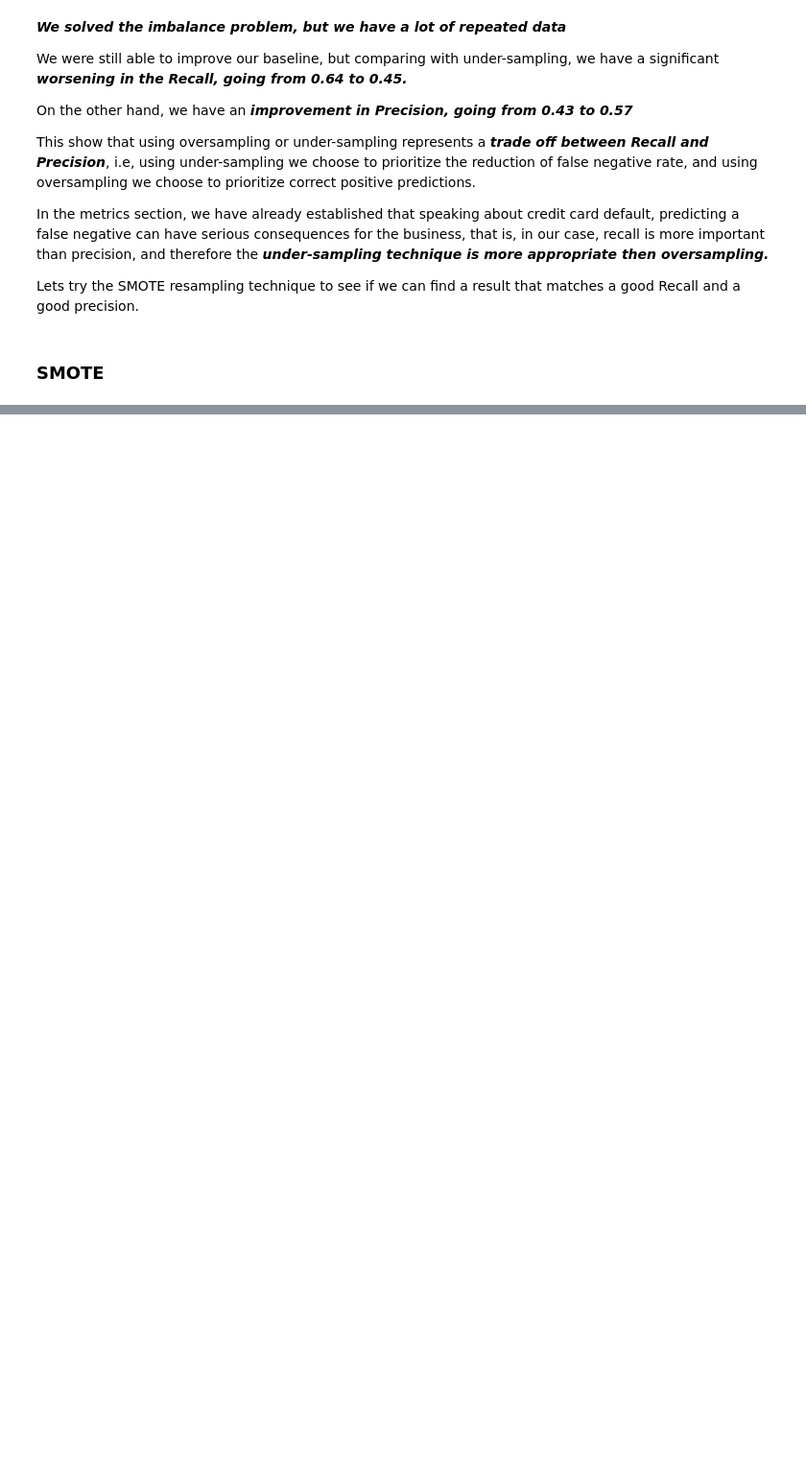
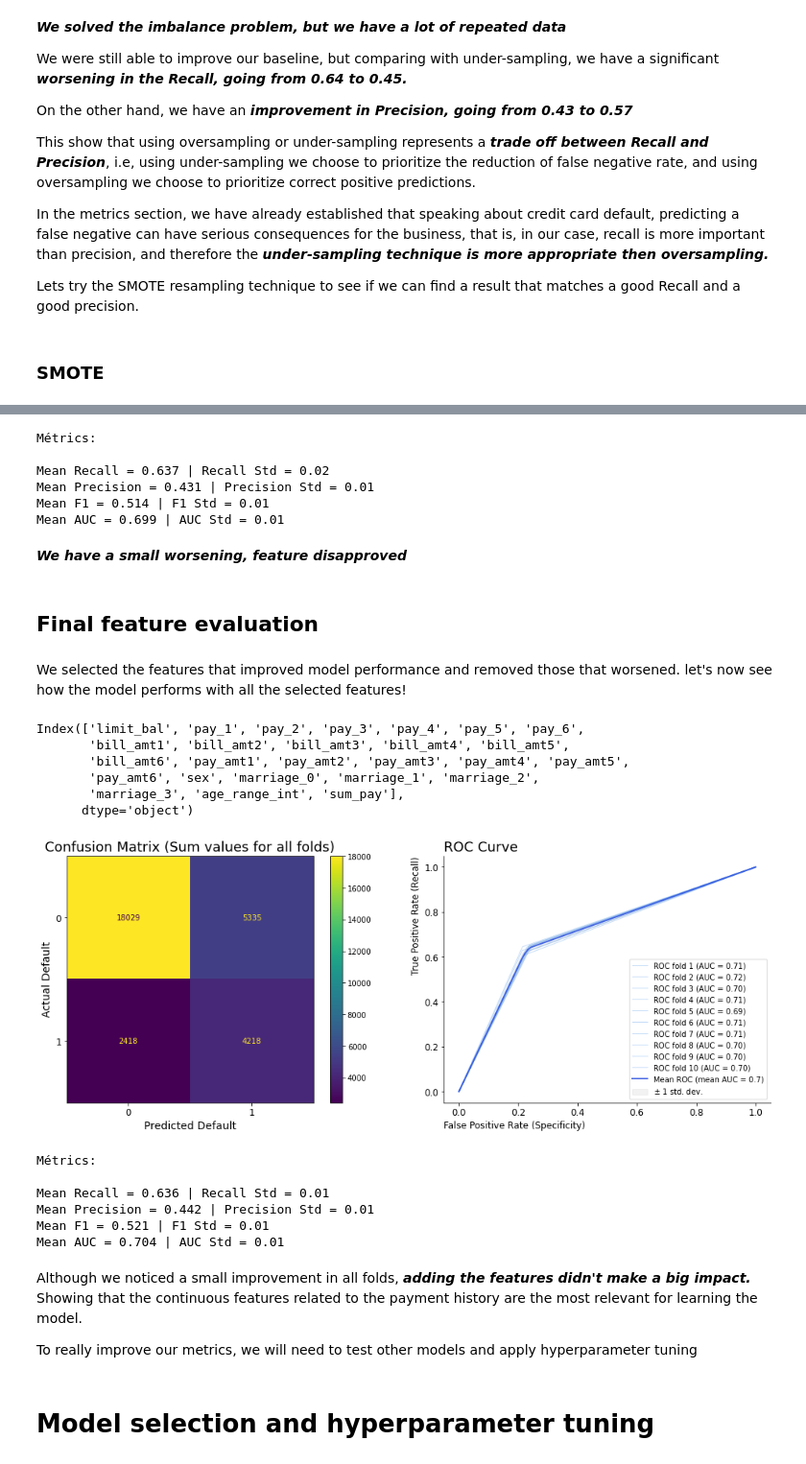
Before and after one commit to FelipeMezzarana/credit_card_default_prediction, a Jupyter notebook: default_predict.ipynb, the cells around one changed output, grey strips where cells are left out. Shown: that part at 96% size. Drawn from its saved outputs; the diff is of its cells as text; code cells hidden in the pictures; blank space fills up the shorter version.

Commit message:
Feature selection

```diff
--- a/default_predict.ipynb
+++ b/default_predict.ipynb
@@ -426,0 +542,6 @@ So in our case, ***Under-Sampling is the best choice between all tested techniqu
+# %%
+# Adding sex feature to final_X
+
+final_X = raw_X.copy()
+final_X['sex'] = default_credit_card['sex']
+final_X.columns
@@ -426,0 +618,6 @@ So in our case, ***Under-Sampling is the best choice between all tested techniqu
+# %%
+final_X = one_hot_encoding(final_X, default_credit_card['marriage'])
+
+# Renaming marrige encoded features
+final_X.rename(columns = {'x0_0':'marriage_0', 'x0_1':'marriage_1', 'x0_2':'marriage_2', 'x0_3':'marriage_3'},inplace = True)
+final_X.columns
@@ -426,0 +673,4 @@ So in our case, ***Under-Sampling is the best choice between all tested techniqu
+# %%
+final_X['age_range_int'] = default_credit_card['age_range_int']
+
+final_X.columns
@@ -426,0 +709,2 @@ So in our case, ***Under-Sampling is the best choice between all tested techniqu
+# %%
+final_X['sum_pay'] = default_credit_card['sum_pay']
@@ -426,0 +729,48 @@ So in our case, ***Under-Sampling is the best choice between all tested techniqu
+# %%
+# testing Variable mean_pay_amt
+
+# Adding feature
+raw_X_mean_pay_amt = raw_X.copy()
+raw_X_mean_pay_amt['mean_pay_amt'] = default_credit_card['mean_pay_amt']
+
+# Testing
+evaluation_pipeline(raw_X_mean_pay_amt,y, charts = 0)
+# %% [output]
+Métrics:
+
+Mean Recall = 0.637 | Recall Std = 0.02
+Mean Precision = 0.431 | Precision Std = 0.01
+Mean F1 = 0.514 | F1 Std = 0.01
+Mean AUC = 0.699 | AUC Std = 0.01
+# %% [markdown]
+***We have a small worsening, feature disapproved***
+# %% [markdown]
+## Final feature evaluation
+# %% [markdown]
+We selected the features that improved model performance and removed those that worsened. let's now see how the model performs with all the selected features!
+# %%
+# quick look at which features we kept
+final_X.columns
+# %% [output]
+Index(['limit_bal', 'pay_1', 'pay_2', 'pay_3', 'pay_4', 'pay_5', 'pay_6',
+       'bill_amt1', 'bill_amt2', 'bill_amt3', 'bill_amt4', 'bill_amt5',
+       'bill_amt6', 'pay_amt1', 'pay_amt2', 'pay_amt3', 'pay_amt4', 'pay_amt5',
+       'pay_amt6', 'sex', 'marriage_0', 'marriage_1', 'marriage_2',
+       'marriage_3', 'age_range_int', 'sum_pay'],
+      dtype='object')
+# %%
+evaluation_pipeline(final_X,y)
+# %% [output]
+[figure, added]
+Métrics:
+
+Mean Recall = 0.636 | Recall Std = 0.01
+Mean Precision = 0.442 | Precision Std = 0.01
+Mean F1 = 0.521 | F1 Std = 0.01
+Mean AUC = 0.704 | AUC Std = 0.01
+# %% [markdown]
+Although we noticed a small improvement in all folds, ***adding the features didn't make a big impact.*** Showing that the continuous features related to the payment history are the most relevant for learning the model.
+
+To really improve our metrics, we will need to test other models and apply hyperparameter tuning
+# %% [markdown]
+# Model selection and hyperparameter tuning
```
Also changed, not shown: parts of 80 cells of this notebook.
